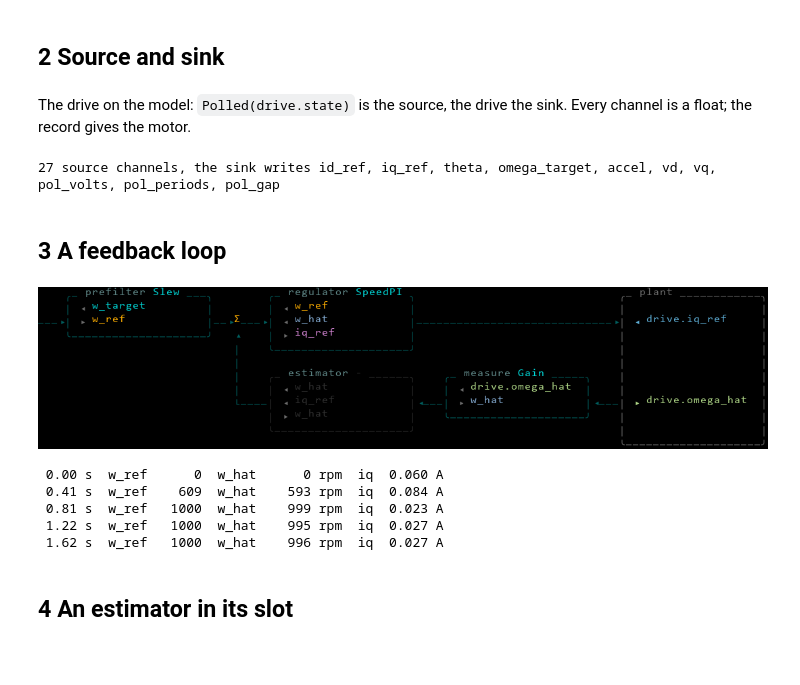
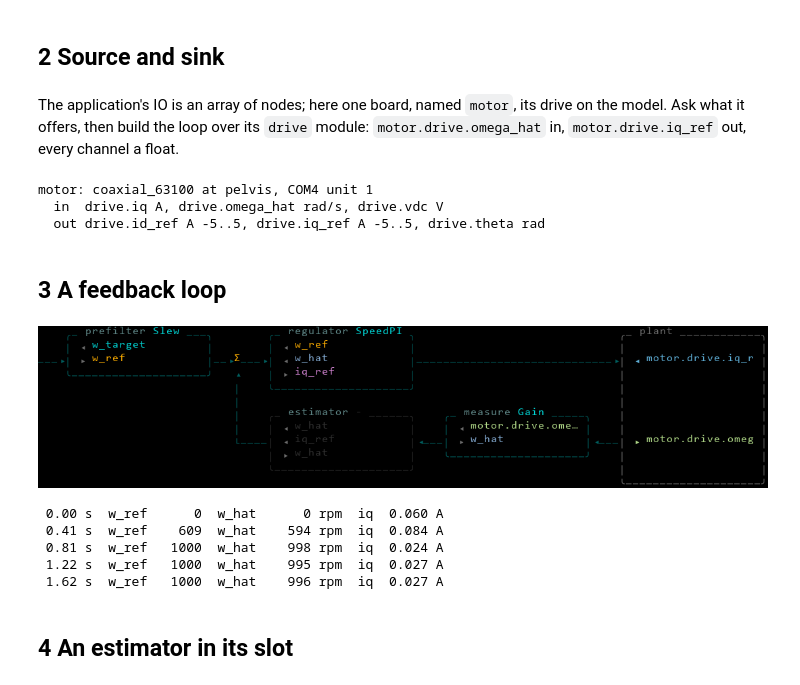
Before and after one commit to rogerisaksson/coaxial_63100, a Jupyter notebook: notebook_examples/controller.ipynb, the cells around one changed output. Cells and saved outputs as stored; diff of their text form; code cells hidden in the pictures; blank space fills up the shorter version.

```diff
--- a/notebook_examples/controller.ipynb
+++ b/notebook_examples/controller.ipynb
@@ -17,14 +17,15 @@ print(device)
 # %% [markdown]
 ## 2 Source and sink
 # %% [markdown]
-The drive on the model: `Polled(drive.state)` is the source, the drive the sink. Every channel is a float; the record gives the motor.
+The application's IO is an array of nodes; here one board, named `motor`, its drive on the model. Ask what it offers, then build the loop over its `drive` module: `motor.drive.omega_hat` in, `motor.drive.iq_ref` out, every channel a float.
 # %%
-from coaxial.control.controller import Feedback, Loop, Paced, Polled
+from coaxial.control.controller import Feedback, Loop, Paced
 from coaxial.control.parts import Gain, LowPass, Slew, SpeedKalman, SpeedPI
 from coaxial.draw import ansi
 from coaxial.draw.wiring import feedback
 from coaxial.model.motor import Parameters
 from coaxial.model.sensorless import RAD_S_PER_RPM
+from coaxial.nodes import Node, Nodes
 
 J, B = 2e-5, 1e-5
 drive = device.drive
@@ -40,20 +41,23 @@ motor = Parameters(name='the record', r=p['motor_r_uohm'], ld=p['motor_ld_nh'],
                    lq=p['motor_lq_nh'], lam=p['motor_lambda_uvs'], poles=poles, j=J, b=B,
                    measured=False)
 kt = 1.5 * poles * motor.lam
-loop = Loop({'drive': Polled(drive.state)}, {'drive': drive}, rate_hz=25)
-print('%d source channels, the sink writes %s' % (len(loop.channels()), ', '.join(drive.WRITES)))
+nodes = Nodes([Node(device, name='motor')])
+print(nodes.card('drive', keys=('omega_hat', 'iq', 'vdc', 'id_ref', 'iq_ref', 'theta')))
+loop = nodes.loop(inputs=['motor.drive'], outputs=['motor.drive'], rate_hz=25)
 # %% [output]
-27 source channels, the sink writes id_ref, iq_ref, theta, omega_target, accel, vd, vq, pol_volts, pol_periods, pol_gap
+motor: coaxial_63100 at pelvis, COM4 unit 1
+  in  drive.iq A, drive.omega_hat rad/s, drive.vdc V
+  out drive.id_ref A -5..5, drive.iq_ref A -5..5, drive.theta rad
 # %% [markdown]
 ## 3 A feedback loop
 # %%
 loop.add('speed', Feedback(
-    SpeedPI.of(3.0, 2.0, motor), setpoint='w_target', measured='drive.omega_hat',
-    command='iq_ref', sink='drive.iq_ref', prefilter=Slew(1500 * RAD_S_PER_RPM),
+    SpeedPI.of(3.0, 2.0, motor), setpoint='w_target', measured='motor.drive.omega_hat',
+    command='iq_ref', sink='motor.drive.iq_ref', prefilter=Slew(1500 * RAD_S_PER_RPM),
     measure=Gain(1.0 / poles), ref='w_ref', value='w_hat'))
 ansi.image(feedback(loop, 'speed'))
 # %% [output]
-[figure, old version]
+[figure, new version]
 # %%
 rows = loop.move(2.0, w_target=1000 * RAD_S_PER_RPM)
 for r in rows[::10]:
@@ -61,8 +65,8 @@ for r in rows[::10]:
           % (r['t'], r['w_ref'] / RAD_S_PER_RPM, r['w_hat'] / RAD_S_PER_RPM, r['iq_ref']))
 # %% [output]
  0.00 s  w_ref      0  w_hat      0 rpm  iq  0.060 A
- 0.41 s  w_ref    609  w_hat    593 rpm  iq  0.084 A
- 0.81 s  w_ref   1000  w_hat    999 rpm  iq  0.023 A
+ 0.41 s  w_ref    609  w_hat    594 rpm  iq  0.084 A
+ 0.81 s  w_ref   1000  w_hat    998 rpm  iq  0.024 A
  1.22 s  w_ref   1000  w_hat    995 rpm  iq  0.027 A
  1.62 s  w_ref   1000  w_hat    996 rpm  iq  0.027 A
 # %% [markdown]
```
Also changed, not shown: parts of 6 cells of this notebook, 11 other files.
